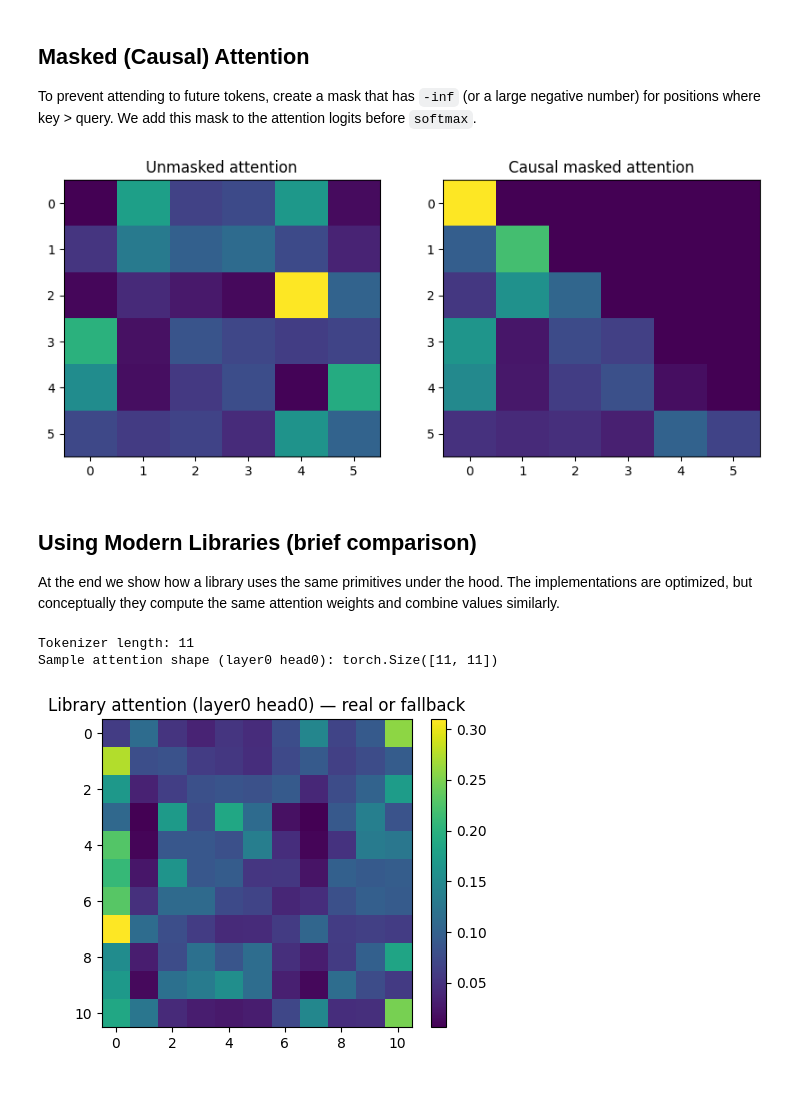
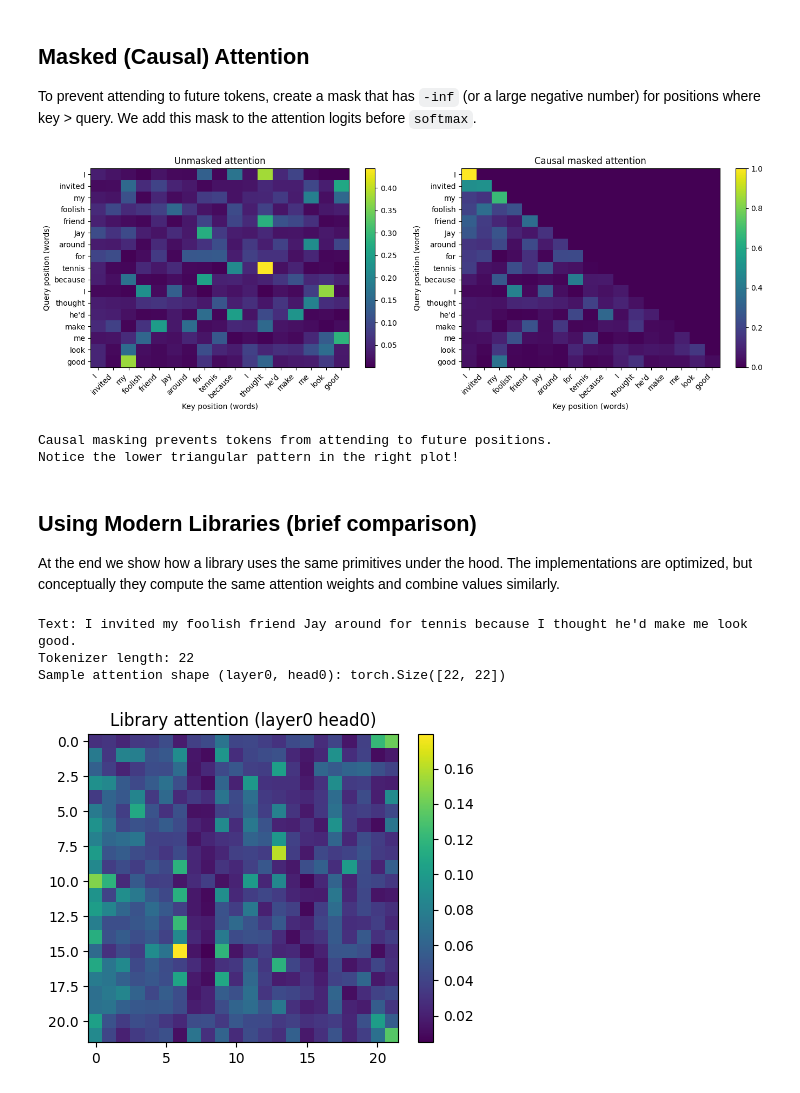
Before and after one commit to FarazFazelifar/Transformers-Deep-Dive, a Jupyter notebook: 03-Attention/Attention.ipynb, the cells around one changed output. Drawn from its saved outputs; the diff is of its cells as text; code cells hidden in the pictures.

```diff
--- a/03-Attention/Attention.ipynb
+++ b/03-Attention/Attention.ipynb
@@ -138,28 +191,45 @@ To prevent attending to future tokens, create a mask that has `-inf` (or a large
 # %%
 def causal_mask(seq_len):
     # mask shape (seq_len, seq_len) with 0 for allowed, -1e9 for blocked
     mask = torch.triu(torch.ones(seq_len, seq_len), diagonal=1) * -1e9
     return mask
 
-# Demonstrate causal effect
-seq_len = 6
-mask = causal_mask(seq_len)
-Q = torch.randn(seq_len, 8)
-K = torch.randn(seq_len, 8)
-V = torch.randn(seq_len, 8)
+# Demonstrate causal effect using the sentence from earlier
+mask = causal_mask(len(words))
+Q = torch.randn(len(words), 8)
+K = torch.randn(len(words), 8)
+V = torch.randn(len(words), 8)
 out_masked, attn_masked = scaled_dot_product_attention(Q, K, V, mask=mask)
 out_unmasked, attn_unmasked = scaled_dot_product_attention(Q, K, V, mask=None)
 
-plt.figure(figsize=(10,4))
-plt.subplot(1,2,1)
+plt.figure(figsize=(14, 5))
+plt.subplot(1, 2, 1)
 plt.title('Unmasked attention')
 plt.imshow(attn_unmasked.detach().numpy(), cmap='viridis', aspect='auto')
-plt.subplot(1,2,2)
+plt.xlabel('Key position (words)')
+plt.ylabel('Query position (words)')
+plt.xticks(range(len(words)), words, rotation=45, ha='right')
+plt.yticks(range(len(words)), words)
+plt.colorbar()
+
+plt.subplot(1, 2, 2)
 plt.title('Causal masked attention')
 plt.imshow(attn_masked.detach().numpy(), cmap='viridis', aspect='auto')
+plt.xlabel('Key position (words)')
+plt.ylabel('Query position (words)')
+plt.xticks(range(len(words)), words, rotation=45, ha='right')
+plt.yticks(range(len(words)), words)
+plt.colorbar()
+
+plt.tight_layout()
 plt.show()
+
+print("Causal masking prevents tokens from attending to future positions.")
+print("Notice the lower triangular pattern in the right plot!")
 # %% [output]
-[figure, old version]
+[figure, new version]
+Causal masking prevents tokens from attending to future positions.
+Notice the lower triangular pattern in the right plot!
 # %% [markdown]
 ## Using Modern Libraries (brief comparison)
 
@@ -172,23 +242,24 @@ model_name = 'distilbert-base-uncased'
 tokenizer = AutoTokenizer.from_pretrained(model_name)
 model = AutoModel.from_pretrained(model_name, output_attentions=True)
 
-text = 'The quick brown fox jumps over the lazy dog'
+text = samples[0]['input']
 enc = tokenizer(text, return_tensors='pt')
 with torch.no_grad():
     outputs = model(**enc)
-    # outputs.attentions is a tuple: (layer1_attn, layer2_attn, ...)
-    sample_attn = outputs.attentions[0][0][0]  # layer 0, batch 0, head 0 (seq, seq)
+    sample_attn = outputs.attentions[0][0][0]  # layer 0, batch 0, head 0
 
+print('Text:', text)
 print('Tokenizer length:', enc['input_ids'].shape[1])
 print('Sample attention shape (layer0, head0):', sample_attn.shape)
 
-# Visualize the library attention (real or fallback) for a single head
+# Visualize the library attention for a single head
 plt.figure(figsize=(5,4))
 plt.title('Library attention (layer0 head0)')
 plt.imshow(sample_attn.cpu().numpy(), cmap='viridis', aspect='auto')
 plt.colorbar()
 plt.show()
 # %% [output]
-Tokenizer length: 11
-Sample attention shape (layer0 head0): torch.Size([11, 11])
+Text: I invited my foolish friend Jay around for tennis because I thought he'd make me look good.
+Tokenizer length: 22
+Sample attention shape (layer0, head0): torch.Size([22, 22])
-[figure, old version]
+[figure, new version]
```
Also changed, not shown: parts of 3 cells of this notebook, 5 other files.
